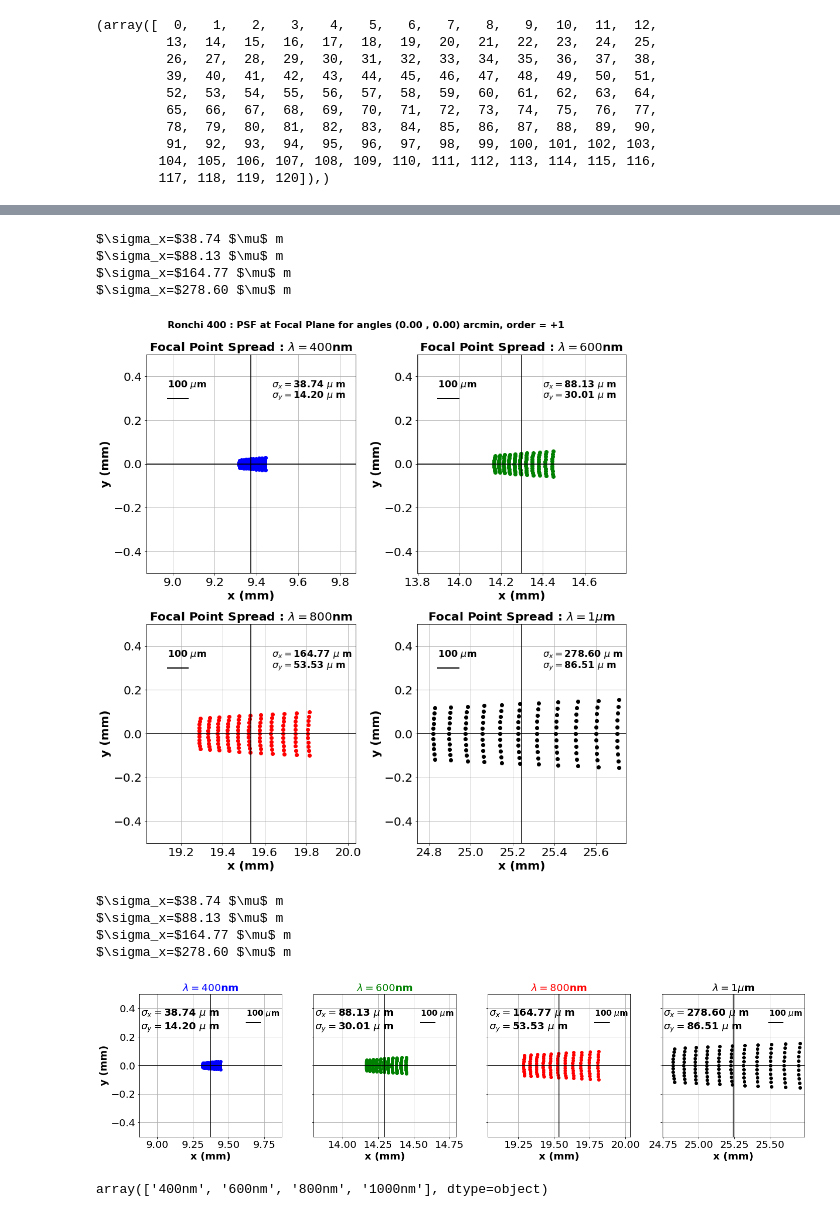
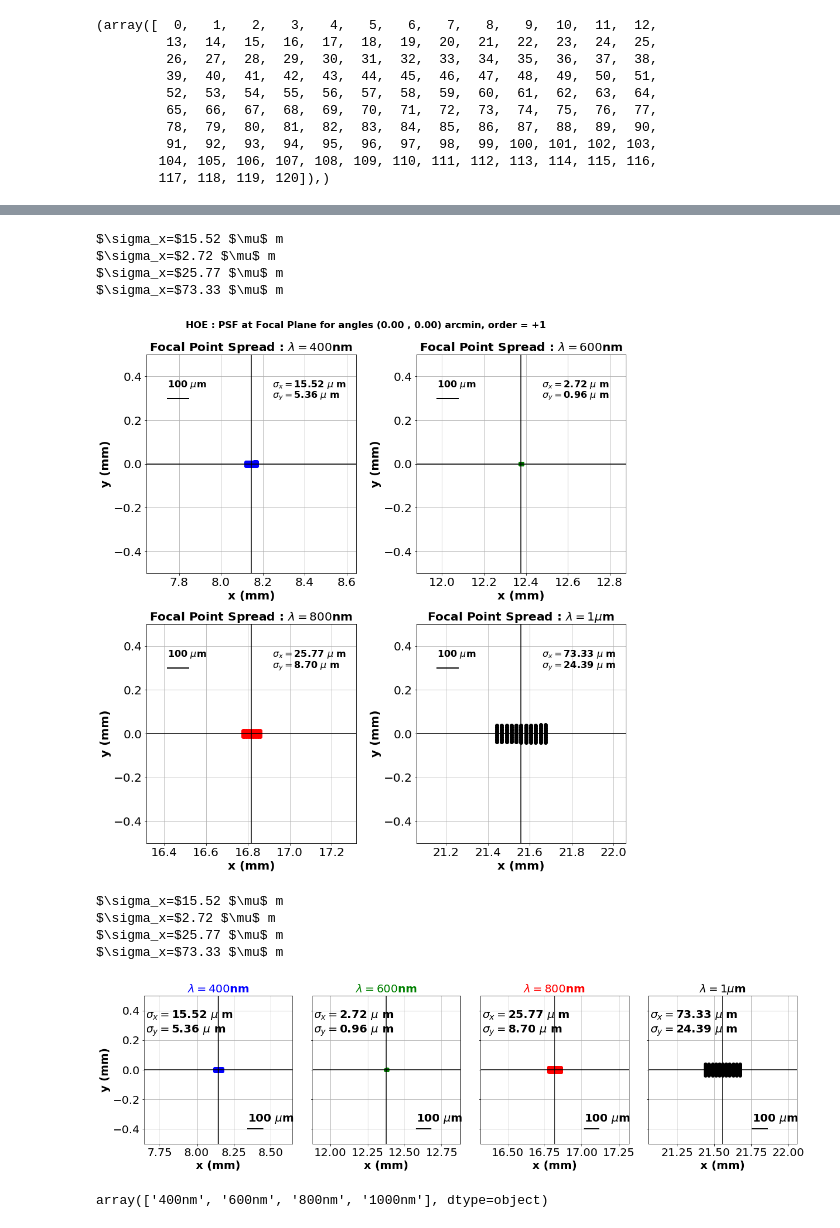
Before and after one commit to sylvielsstfr/OpticSimWthB4, a Jupyter notebook: DrawPSF/notebooks/DrawPSF.ipynb, the cells around one changed output, grey strips where cells are left out. Drawn from its saved outputs; the diff is of its cells as text; code cells hidden in the pictures.

```diff
--- a/DrawPSF/notebooks/DrawPSF.ipynb
+++ b/DrawPSF/notebooks/DrawPSF.ipynb
@@ -215,10 +215,10 @@ df_R350
 # %% [markdown]
 # Choose disperser
 # %%
-FLAG_R400 = True
+FLAG_R400 = False
 FLAG_R350 = False
 FLAG_R200 = False
-FLAG_HOE = False
+FLAG_HOE = True
 # %%
 Beam4_Rayfile
 # %% [output]
@@ -380,8 +380,8 @@ def Showscale2(x,y,w,label,ax):
     yscale=ymax-ymin
     ax.axhline(y=y,color="k")
     ax.axvline(x=x,color="k")
-    ax.plot([xmax-xscale*.25,xmax-xscale*.25+wdt/10.],[ymin+yscale*0.8,ymin+yscale*0.8],'k-',lw=2)
-    ax.text(xmax-xscale*.25, ymin+yscale*0.85, label,fontsize=16, fontweight='bold')
+    ax.plot([xmax-xscale*.3,xmax-xscale*.3+wdt/10.],[ymin+yscale*0.1,ymin+yscale*0.1],'k-',lw=2)
+    ax.text(xmax-xscale*.3, ymin+yscale*0.15, label,fontsize=20, fontweight='bold')
 # %%
 def Showstat(x,y,w,xstd,ystd,ax):
 
@@ -470,15 +470,15 @@ plt.suptitle(fulltitle2,fontsize=16,fontweight='bold',y=1.02)
 plt.tight_layout()
 plt.savefig(figname2)
 # %% [output]
-$\sigma_x=$38.74 $\mu$ m
-$\sigma_x=$88.13 $\mu$ m
-$\sigma_x=$164.77 $\mu$ m
-$\sigma_x=$278.60 $\mu$ m
+$\sigma_x=$15.52 $\mu$ m
+$\sigma_x=$2.72 $\mu$ m
+$\sigma_x=$25.77 $\mu$ m
+$\sigma_x=$73.33 $\mu$ m
-[figure, old version]
+[figure, new version]
 # %%
 wdt=1.00  # with 100 microns
 scalelabel="100 $\mu$m"
-f, ((ax1, ax2, ax3, ax4)) = plt.subplots(1, 4,figsize=(20,6),sharey=True)
+f, ((ax1, ax2, ax3, ax4)) = plt.subplots(1, 4,figsize=(18,6),sharey=True)
 ax1.plot(x1, y1,'bo')
 
 xmin=x1av-wdt/2
@@ -496,53 +496,53 @@ Showstat2(x1av,y1av,wdt,x1std,y1std,ax1)
 
 ax1.set_xlim(x1av-wdt/2,x1av+wdt/2)
 ax1.set_ylim(y1av-wdt/2,y1av+wdt/2)
-ax1.set_title('$\lambda=400$nm',fontweight='bold',color="b")
-ax1.set_xlabel('x (mm)',fontweight='bold')
-ax1.set_ylabel('y (mm)',fontweight='bold')
+ax1.set_title('$\lambda=400$nm',fontweight='bold',color="b",fontsize=20)
+ax1.set_xlabel('x (mm)',fontweight='bold',fontsize=20)
+ax1.set_ylabel('y (mm)',fontweight='bold',fontsize=20)
 ax1.set_aspect('equal')
 ax1.grid()
 #----
 ax2.plot(x2, y2,'go')
 Showscale2(x2av,y2av,wdt,scalelabel,ax2)
 Showstat2(x2av,y2av,wdt,x2std,y2std,ax2)
 ax2.set_xlim(x2av-wdt/2,x2av+wdt/2)
 ax2.set_ylim(y2av-wdt/2,y2av+wdt/2)
-ax2.set_xlabel('x (mm)',fontweight='bold')
+ax2.set_xlabel('x (mm)',fontweight='bold',fontsize=20)
 #ax2.set_ylabel('y (mm)',fontweight='bold')
 ax2.grid()
 ax2.set_aspect('equal')
-ax2.set_title('$\lambda=600$nm',fontweight='bold',color="g")
+ax2.set_title('$\lambda=600$nm',fontweight='bold',color="g",fontsize=20)
 #--------
 ax3.plot(x3, y3,'ro')
 Showscale2(x3av,y3av,wdt,scalelabel,ax3)
 Showstat2(x3av,y3av,wdt,x3std,y3std,ax3)
 ax3.set_xlim(x3av-wdt/2,x3av+wdt/2)
 ax3.set_ylim(y3av-wdt/2,y3av+wdt/2)
-ax3.set_xlabel('x (mm)',fontweight='bold')
+ax3.set_xlabel('x (mm)',fontweight='bold',fontsize=20)
 #ax3.set_ylabel('y (mm)',fontweight='bold')
 ax3.grid()
 ax3.set_aspect('equal')
-ax3.set_title('$\lambda=800$nm',fontweight='bold',color="r")
+ax3.set_title('$\lambda=800$nm',fontweight='bold',color="r",fontsize=20)
 #-----
 ax4.plot(x4, y4,'ko')
 Showscale2(x4av,y4av,wdt,scalelabel,ax4)
 Showstat2(x4av,y4av,wdt,x4std,y4std,ax4)
 ax4.set_xlim(x4av-wdt/2,x4av+wdt/2)
 ax4.set_ylim(y4av-wdt/2,y4av+wdt/2)
-ax4.set_xlabel('x (mm)',fontweight='bold')
+ax4.set_xlabel('x (mm)',fontweight='bold',fontsize=20)
 ax4.set_aspect('equal')
 #ax4.set_ylabel('y (mm)',fontweight='bold')
 ax4.grid()
-ax4.set_title('$\lambda=1\mu$m',fontweight='bold',color="k")
+ax4.set_title('$\lambda=1\mu$m',fontweight='bold',color="k",fontsize=20)
 #plt.suptitle(fulltitle2,fontsize=16,fontweight='bold',y=1.02)
 plt.tight_layout()
 plt.savefig(figname3)
 # %% [output]
-$\sigma_x=$38.74 $\mu$ m
-$\sigma_x=$88.13 $\mu$ m
-$\sigma_x=$164.77 $\mu$ m
-$\sigma_x=$278.60 $\mu$ m
+$\sigma_x=$15.52 $\mu$ m
+$\sigma_x=$2.72 $\mu$ m
+$\sigma_x=$25.77 $\mu$ m
+$\sigma_x=$73.33 $\mu$ m
-[figure, old version]
+[figure, new version]
 # %%
 df_out.index.values
 # %% [output]
```
Also changed, not shown: parts of 7 cells of this notebook, 2 other files.
